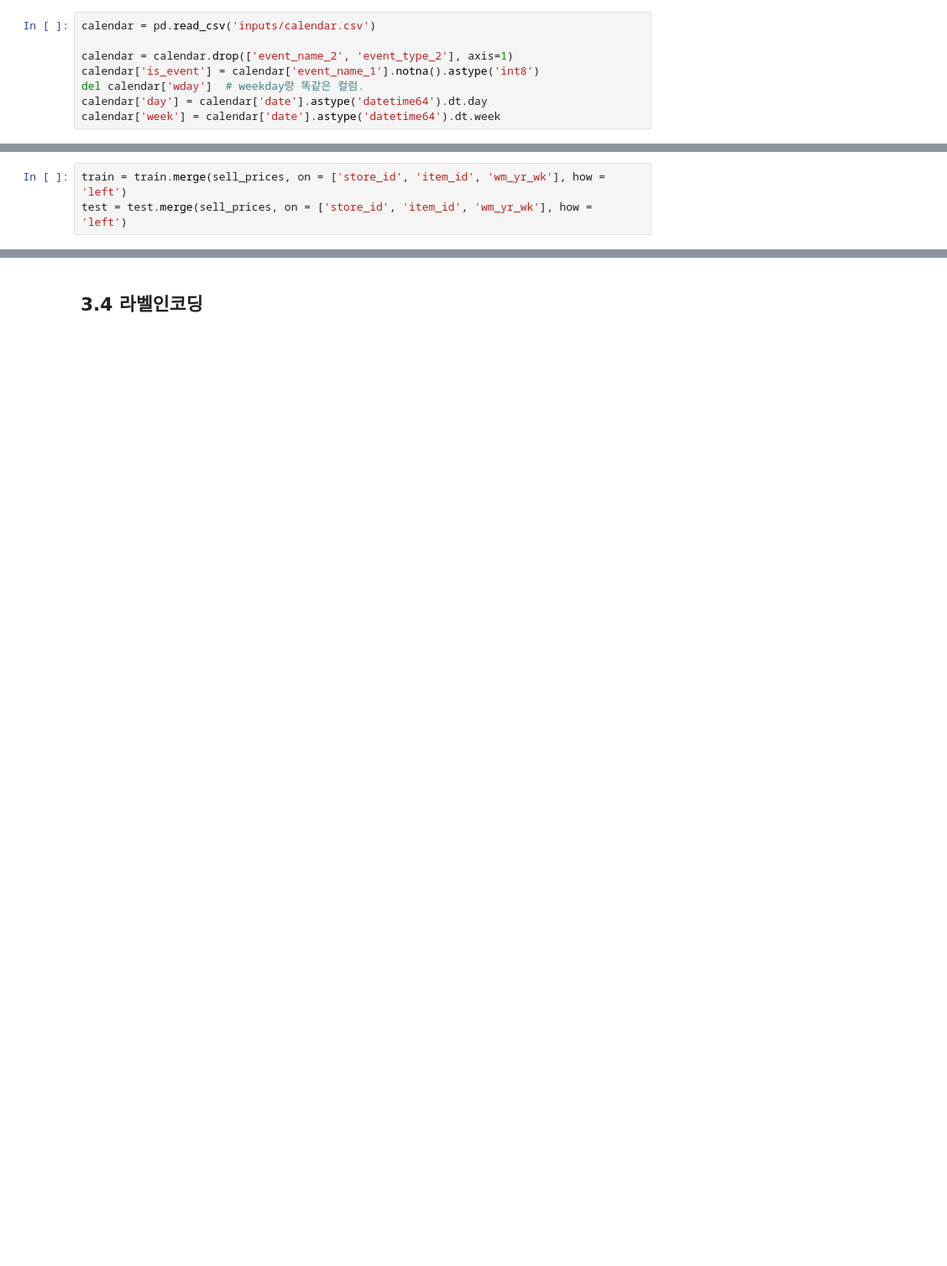
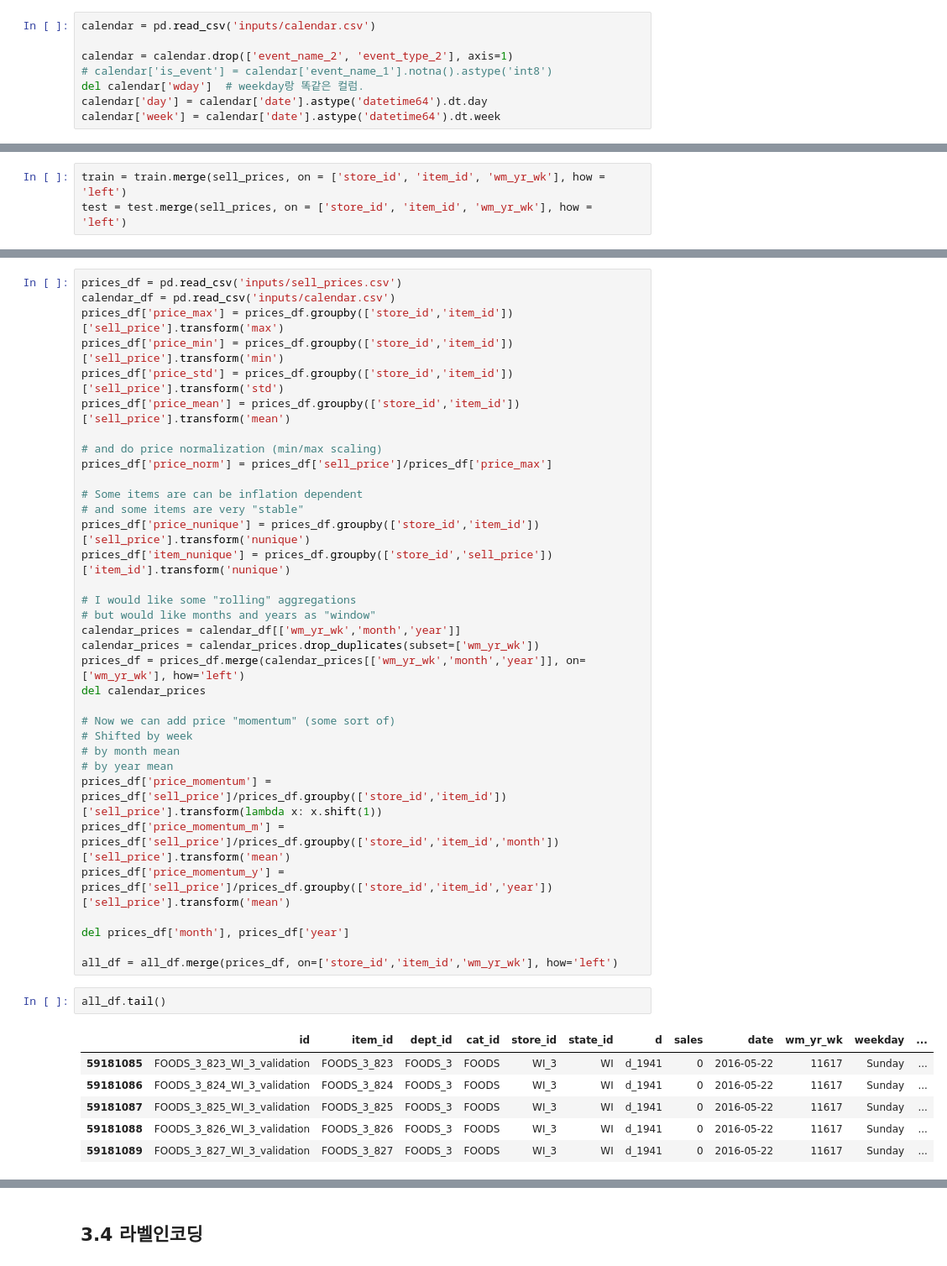
Before and after one commit to kongjeongbae/10_estimate_sales_of_walmart_retail_goods, a Jupyter notebook: baseline-val.ipynb, the cells around one changed output, grey strips where cells are left out. Shown at 84% size. Drawn from its saved outputs; the diff is of its cells as text; blank space fills up the shorter version.

```diff
--- a/baseline-val.ipynb
+++ b/baseline-val.ipynb
@@ -102,7 +113,7 @@ train.tail()
 calendar = pd.read_csv('inputs/calendar.csv')
 
 calendar = calendar.drop(['event_name_2', 'event_type_2'], axis=1)
-calendar['is_event'] = calendar['event_name_1'].notna().astype('int8')
+# calendar['is_event'] = calendar['event_name_1'].notna().astype('int8')
 del calendar['wday']  # weekday랑 똑같은 컬럼.
 calendar['day'] = calendar['date'].astype('datetime64').dt.day
 calendar['week'] = calendar['date'].astype('datetime64').dt.week
@@ -122,0 +141,43 @@ train.head()
+# %%
+prices_df = pd.read_csv('inputs/sell_prices.csv')
+calendar_df = pd.read_csv('inputs/calendar.csv')
+prices_df['price_max'] = prices_df.groupby(['store_id','item_id'])['sell_price'].transform('max')
+prices_df['price_min'] = prices_df.groupby(['store_id','item_id'])['sell_price'].transform('min')
+prices_df['price_std'] = prices_df.groupby(['store_id','item_id'])['sell_price'].transform('std')
+prices_df['price_mean'] = prices_df.groupby(['store_id','item_id'])['sell_price'].transform('mean')
+
+# and do price normalization (min/max scaling)
+prices_df['price_norm'] = prices_df['sell_price']/prices_df['price_max']
+
+# Some items are can be inflation dependent
+# and some items are very "stable"
+prices_df['price_nunique'] = prices_df.groupby(['store_id','item_id'])['sell_price'].transform('nunique')
+prices_df['item_nunique'] = prices_df.groupby(['store_id','sell_price'])['item_id'].transform('nunique')
+
+# I would like some "rolling" aggregations
+# but would like months and years as "window"
+calendar_prices = calendar_df[['wm_yr_wk','month','year']]
+calendar_prices = calendar_prices.drop_duplicates(subset=['wm_yr_wk'])
+prices_df = prices_df.merge(calendar_prices[['wm_yr_wk','month','year']], on=['wm_yr_wk'], how='left')
+del calendar_prices
+
+# Now we can add price "momentum" (some sort of)
+# Shifted by week
+# by month mean
+# by year mean
+prices_df['price_momentum'] = prices_df['sell_price']/prices_df.groupby(['store_id','item_id'])['sell_price'].transform(lambda x: x.shift(1))
+prices_df['price_momentum_m'] = prices_df['sell_price']/prices_df.groupby(['store_id','item_id','month'])['sell_price'].transform('mean')
+prices_df['price_momentum_y'] = prices_df['sell_price']/prices_df.groupby(['store_id','item_id','year'])['sell_price'].transform('mean')
+
+del prices_df['month'], prices_df['year']
+
+all_df = all_df.merge(prices_df, on=['store_id','item_id','wm_yr_wk'], how='left')
+# %%
+all_df.tail()
+# %% [output]
+|  | id | item_id | dept_id | cat_id | store_id | state_id | d | sales | date | wm_yr_wk | weekday | ... |
+| 59181085 | FOODS_3_823_WI_3_validation | FOODS_3_823 | FOODS_3 | FOODS | WI_3 | WI | d_1941 | 0 | 2016-05-22 | 11617 | Sunday | ... |
+| 59181086 | FOODS_3_824_WI_3_validation | FOODS_3_824 | FOODS_3 | FOODS | WI_3 | WI | d_1941 | 0 | 2016-05-22 | 11617 | Sunday | ... |
+| 59181087 | FOODS_3_825_WI_3_validation | FOODS_3_825 | FOODS_3 | FOODS | WI_3 | WI | d_1941 | 0 | 2016-05-22 | 11617 | Sunday | ... |
+| 59181088 | FOODS_3_826_WI_3_validation | FOODS_3_826 | FOODS_3 | FOODS | WI_3 | WI | d_1941 | 0 | 2016-05-22 | 11617 | Sunday | ... |
+| 59181089 | FOODS_3_827_WI_3_validation | FOODS_3_827 | FOODS_3 | FOODS | WI_3 | WI | d_1941 | 0 | 2016-05-22 | 11617 | Sunday | ... |
```
Also changed, not shown: parts of 21 cells of this notebook, 11 other files.
